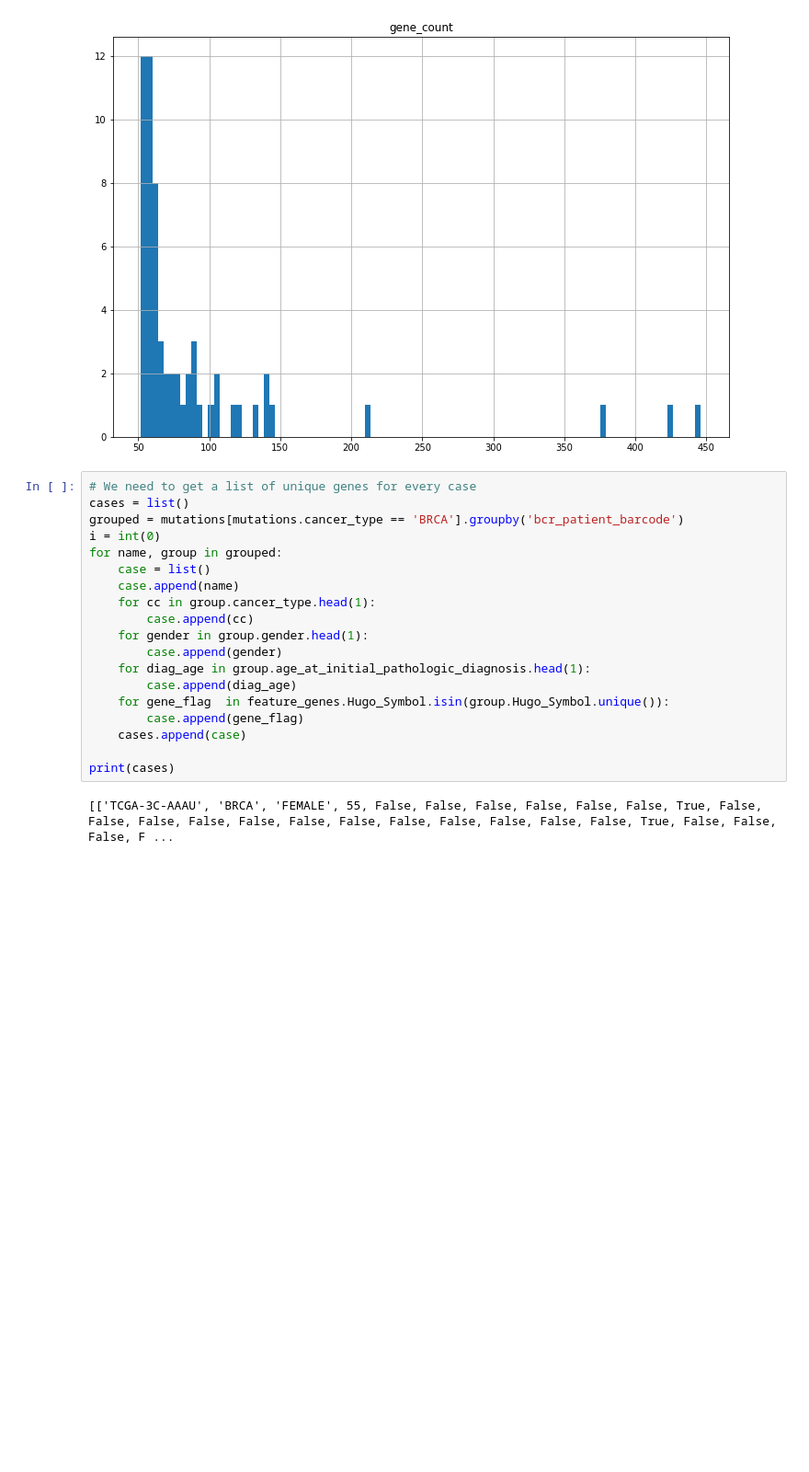
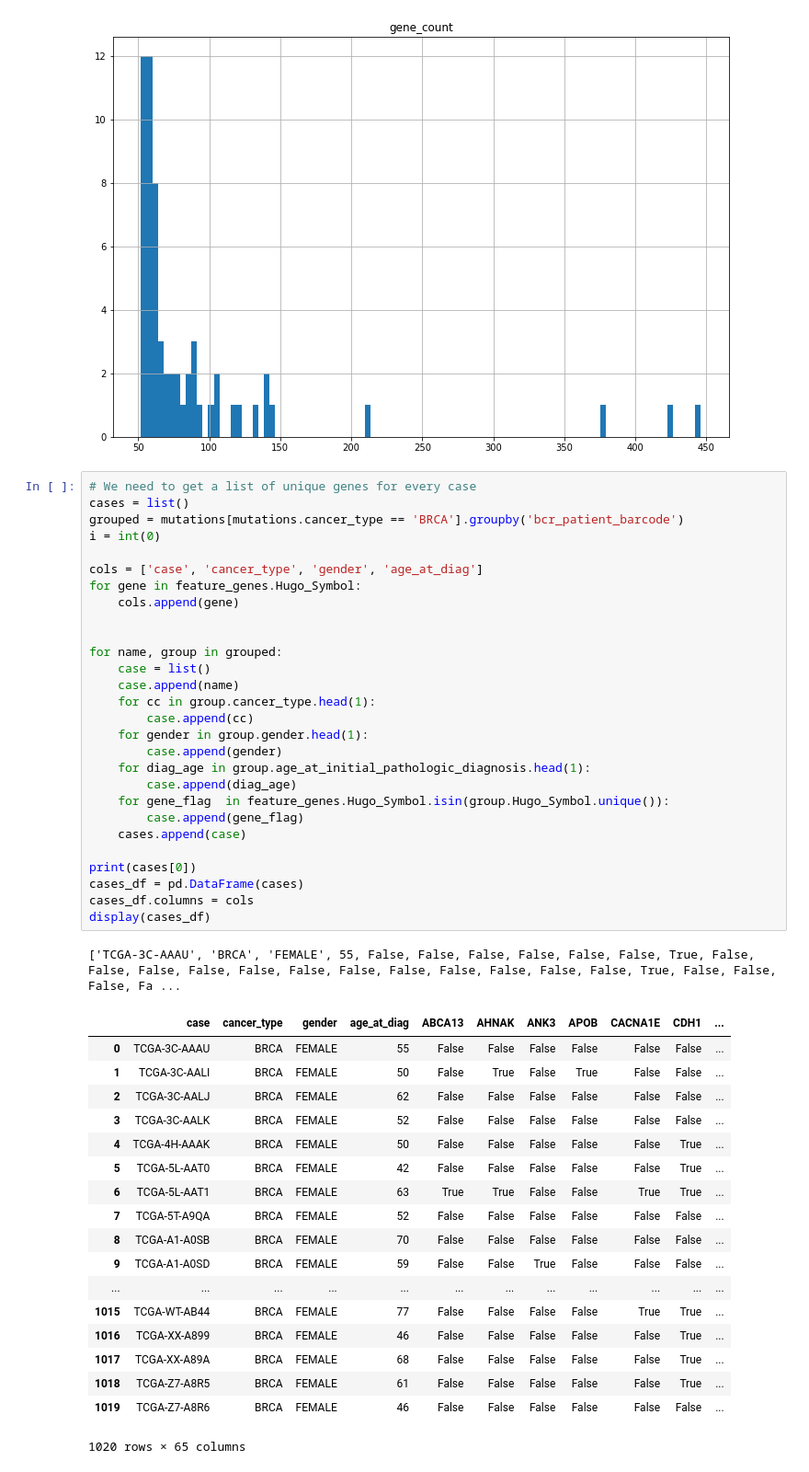
Before and after one commit to vijjus/w207_6_sum19_g5_final_project, a Jupyter notebook: merge_pancancer_somatic_mutations/transform_pancancer_merged_data.ipynb, the cells around one changed output. Shown at 92% size. Saved outputs shown, nothing was run; the diff lists cells and outputs as text; blank space fills up the shorter version.

Commit message:
Create breast cancer dataframe with genes as columns

```diff
--- a/merge_pancancer_somatic_mutations/transform_pancancer_merged_data.ipynb
+++ b/merge_pancancer_somatic_mutations/transform_pancancer_merged_data.ipynb
@@ -78,21 +78,48 @@ dtype: float64
 # %%
 # We need to get a list of unique genes for every case
 cases = list()
 grouped = mutations[mutations.cancer_type == 'BRCA'].groupby('bcr_patient_barcode')
 i = int(0)
+
+cols = ['case', 'cancer_type', 'gender', 'age_at_diag']
+for gene in feature_genes.Hugo_Symbol:
+    cols.append(gene)
+
+
 for name, group in grouped:
     case = list()
     case.append(name)
     for cc in group.cancer_type.head(1):
         case.append(cc)
     for gender in group.gender.head(1):
         case.append(gender)
     for diag_age in group.age_at_initial_pathologic_diagnosis.head(1):
         case.append(diag_age)
     for gene_flag  in feature_genes.Hugo_Symbol.isin(group.Hugo_Symbol.unique()):
         case.append(gene_flag)
     cases.append(case)
 
-print(cases)
+print(cases[0])
+cases_df = pd.DataFrame(cases)
+cases_df.columns = cols
+display(cases_df)
 # %% [output]
-[['TCGA-3C-AAAU', 'BRCA', 'FEMALE', 55, False, False, False, False, False, False, True, False, False, False, False, False, False, False, False, False, False, False, False, True, False, False, False, F ...
+['TCGA-3C-AAAU', 'BRCA', 'FEMALE', 55, False, False, False, False, False, False, True, False, False, False, False, False, False, False, False, False, False, False, False, True, False, False, False, Fa ...
+|  | case | cancer_type | gender | age_at_diag | ABCA13 | AHNAK | ANK3 | APOB | CACNA1E | CDH1 | ... |
+| 0 | TCGA-3C-AAAU | BRCA | FEMALE | 55 | False | False | False | False | False | False | ... |
+| 1 | TCGA-3C-AALI | BRCA | FEMALE | 50 | False | True | False | True | False | False | ... |
+| 2 | TCGA-3C-AALJ | BRCA | FEMALE | 62 | False | False | False | False | False | False | ... |
+| 3 | TCGA-3C-AALK | BRCA | FEMALE | 52 | False | False | False | False | False | False | ... |
+| 4 | TCGA-4H-AAAK | BRCA | FEMALE | 50 | False | False | False | False | False | True | ... |
+| 5 | TCGA-5L-AAT0 | BRCA | FEMALE | 42 | False | False | False | False | False | True | ... |
+| 6 | TCGA-5L-AAT1 | BRCA | FEMALE | 63 | True | True | False | False | True | True | ... |
+| 7 | TCGA-5T-A9QA | BRCA | FEMALE | 52 | False | False | False | False | False | False | ... |
+| 8 | TCGA-A1-A0SB | BRCA | FEMALE | 70 | False | False | False | False | False | False | ... |
+| 9 | TCGA-A1-A0SD | BRCA | FEMALE | 59 | False | False | True | False | False | False | ... |
+| ... | ... | ... | ... | ... | ... | ... | ... | ... | ... | ... | ... |
+| 1015 | TCGA-WT-AB44 | BRCA | FEMALE | 77 | False | False | False | False | True | True | ... |
+| 1016 | TCGA-XX-A899 | BRCA | FEMALE | 46 | False | False | False | False | False | True | ... |
+| 1017 | TCGA-XX-A89A | BRCA | FEMALE | 68 | False | False | False | False | False | True | ... |
+| 1018 | TCGA-Z7-A8R5 | BRCA | FEMALE | 61 | False | False | False | False | False | True | ... |
+| 1019 | TCGA-Z7-A8R6 | BRCA | FEMALE | 46 | False | False | False | False | False | False | ... |
+1020 rows × 65 columns
```
